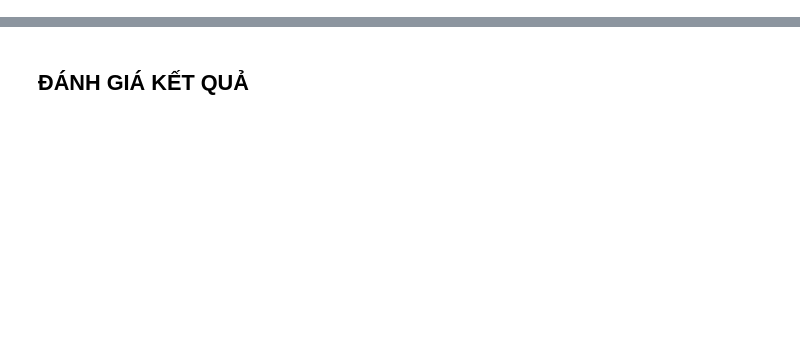
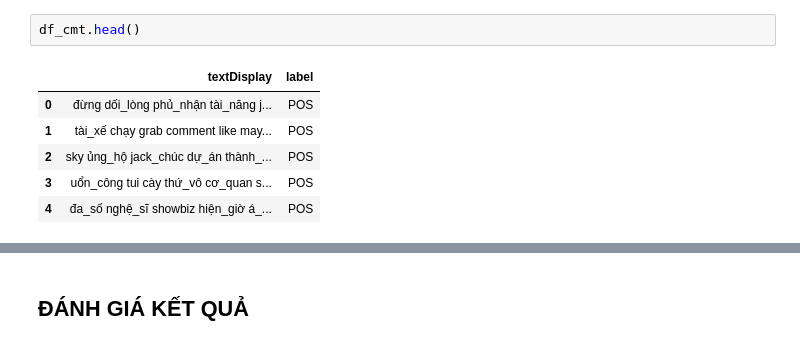
Before and after one commit to thethien8a/Sentiment-Analysis-Vietnamese, a Jupyter notebook: phoBert.ipynb, the cells around one changed output, grey strips where cells are left out. Drawn from its saved outputs; the diff is of its cells as text; blank space fills up the shorter version.

Commit message:
- Chỉnh lại phần đọc file để đỡ phải tải file về, cứ chạy là được - Tiền xử lý và áp mô hình chứ chưa Train, kết quả k khác lắm

```diff
--- a/phoBert.ipynb
+++ b/phoBert.ipynb
@@ -39,0 +192,9 @@ df.head()
+# %%
+df_cmt.head()
+# %% [output]
+|  | textDisplay | label |
+| 0 | đừng dối_lòng phủ_nhận tài_năng j... | POS |
+| 1 | tài_xế chạy grab comment like may... | POS |
+| 2 | sky ủng_hộ jack_chúc dự_án thành_... | POS |
+| 3 | uổn_công tui cày thứ_vô cơ_quan s... | POS |
+| 4 | đa_số nghệ_sĩ showbiz hiện_giờ á_... | POS |
```
Also changed, not shown: parts of 21 cells of this notebook.
